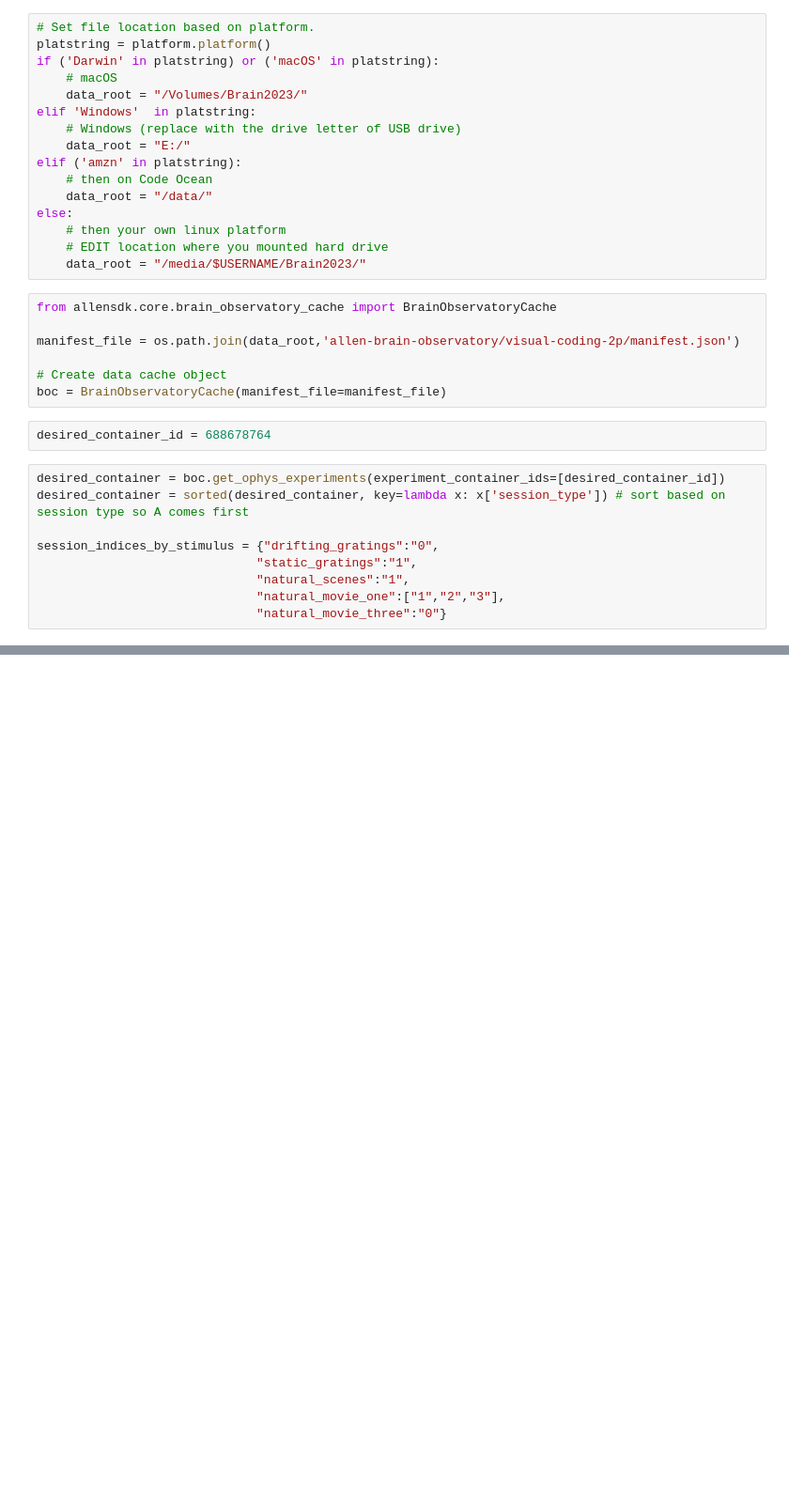
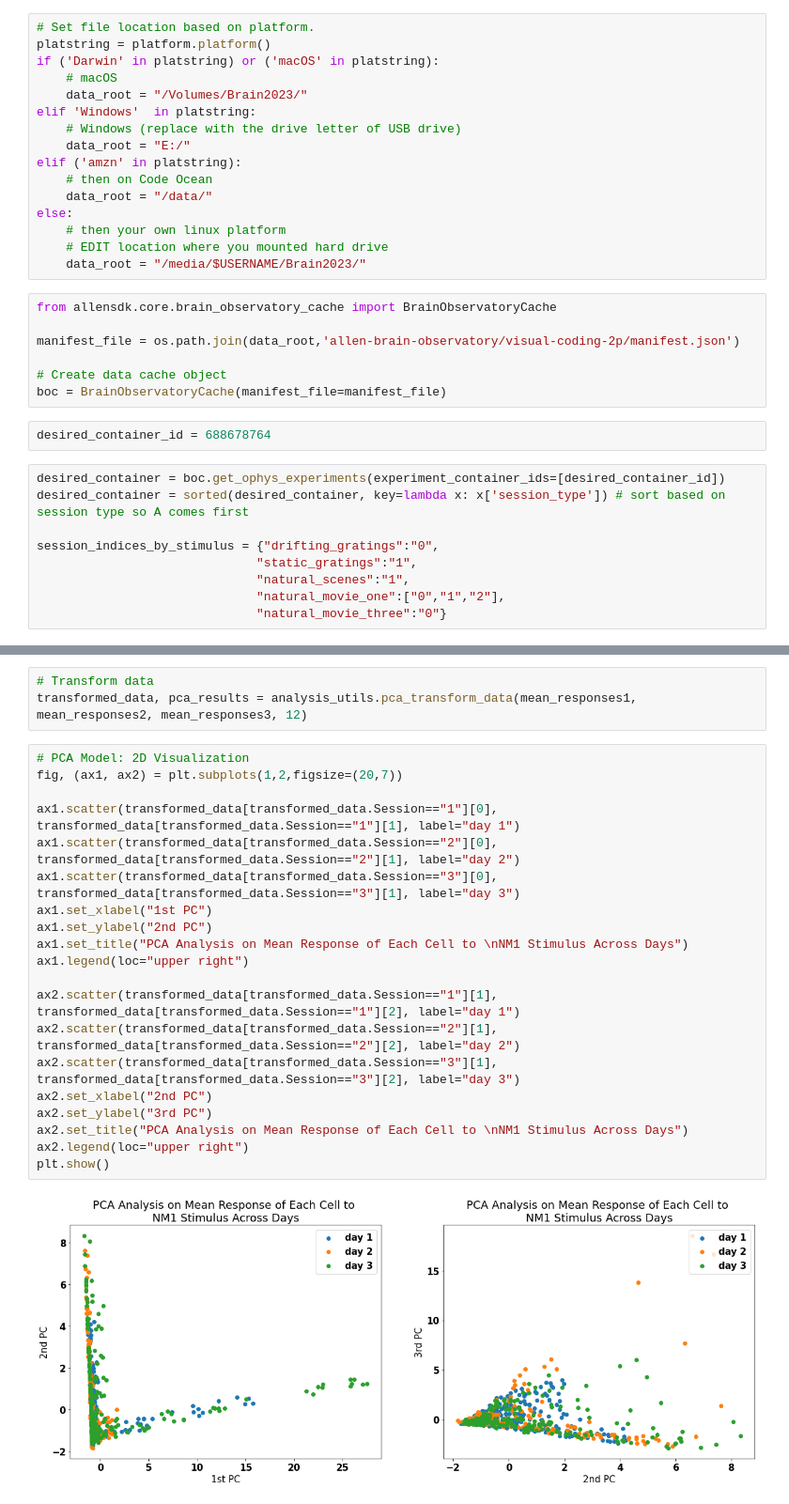
Before and after one commit to naomi-martin/swdb-representational-drift, a Jupyter notebook: code/pca_movie_one.ipynb, the cells around one changed output, grey strips where cells are left out. Shown at 94% size. Saved outputs shown, nothing was run; the diff lists cells and outputs as text; blank space fills up the shorter version.

```diff
--- a/code/pca_movie_one.ipynb
+++ b/code/pca_movie_one.ipynb
@@ -49,5 +50,5 @@ desired_container = sorted(desired_container, key=lambda x: x['session_type']) #
 session_indices_by_stimulus = {"drifting_gratings":"0",
                               "static_gratings":"1",
                               "natural_scenes":"1",
-                              "natural_movie_one":["1","2","3"],
+                              "natural_movie_one":["0","1","2"],
                               "natural_movie_three":"0"}
@@ -53,0 +81,25 @@ session_indices_by_stimulus = {"drifting_gratings":"0",
+# %%
+# Transform data
+transformed_data, pca_results = analysis_utils.pca_transform_data(mean_responses1, mean_responses2, mean_responses3, 12)
+# %%
+# PCA Model: 2D Visualization
+fig, (ax1, ax2) = plt.subplots(1,2,figsize=(20,7))
+
+ax1.scatter(transformed_data[transformed_data.Session=="1"][0], transformed_data[transformed_data.Session=="1"][1], label="day 1")
+ax1.scatter(transformed_data[transformed_data.Session=="2"][0], transformed_data[transformed_data.Session=="2"][1], label="day 2")
+ax1.scatter(transformed_data[transformed_data.Session=="3"][0], transformed_data[transformed_data.Session=="3"][1], label="day 3")
+ax1.set_xlabel("1st PC")
+ax1.set_ylabel("2nd PC")
+ax1.set_title("PCA Analysis on Mean Response of Each Cell to \nNM1 Stimulus Across Days")
+ax1.legend(loc="upper right")
+
+ax2.scatter(transformed_data[transformed_data.Session=="1"][1], transformed_data[transformed_data.Session=="1"][2], label="day 1")
+ax2.scatter(transformed_data[transformed_data.Session=="2"][1], transformed_data[transformed_data.Session=="2"][2], label="day 2")
+ax2.scatter(transformed_data[transformed_data.Session=="3"][1], transformed_data[transformed_data.Session=="3"][2], label="day 3")
+ax2.set_xlabel("2nd PC")
+ax2.set_ylabel("3rd PC")
+ax2.set_title("PCA Analysis on Mean Response of Each Cell to \nNM1 Stimulus Across Days")
+ax2.legend(loc="upper right")
+plt.show()
+# %% [output]
+[figure, added]
```
Also changed, not shown: parts of 39 cells of this notebook, 15 other files.
